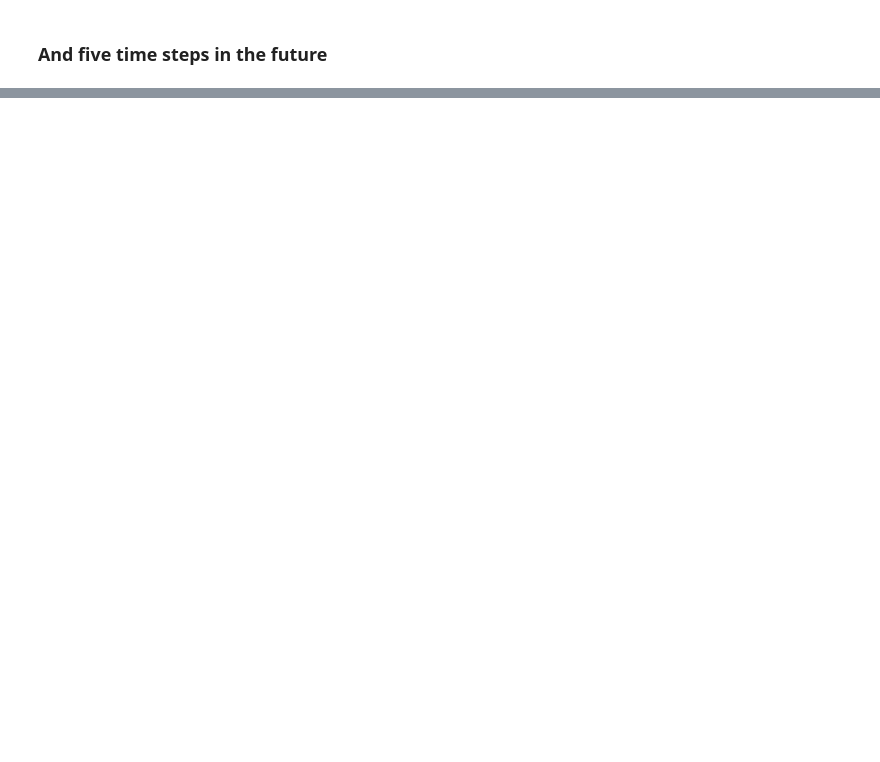
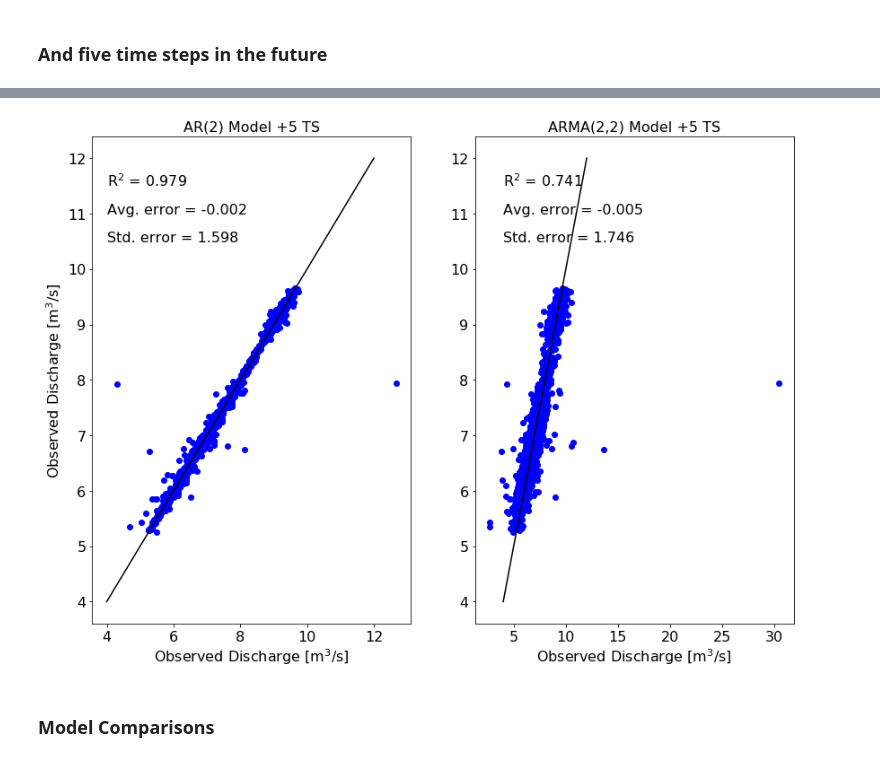
Before and after one commit to JakeGraham/Applied_Hydrologic_Modeling-, a Jupyter notebook: HW3/GRAHAM_GEOS_518_Problem_Set_3.ipynb, the cells around one changed output, grey strips where cells are left out. Cells and saved outputs as stored; diff of their text form; code cells hidden in the pictures; blank space fills up the shorter version.

```diff
--- a/HW3/GRAHAM_GEOS_518_Problem_Set_3.ipynb
+++ b/HW3/GRAHAM_GEOS_518_Problem_Set_3.ipynb
@@ -252,0 +323,42 @@ plt.show()
+# %%
+# Compute the R^2 values for each prediction
+R2AR2_5 = np.corrcoef(DhatAR2_5.T, dtest.T)**2
+muAR2_5 = np.mean(DhatAR2_5 - dtest)
+stdAR2_5 = np.std(DhatAR2_5 - dtest)
+
+R2ARMA22_5  = np.corrcoef(DhatARMA22_5.T,dtest.T)**2
+muARMA22_5  = np.mean(DhatARMA22_5-dtest)
+stdARMA22_5 = np.std(DhatARMA22_5-dtest)
+
+
+# Plot the ARMA(1,1) and ARMA(2,2) model results
+plt.figure(figsize=(14,10))
+plt.subplot(121)
+plt.plot(DhatAR2_5,dtest,'bo')
+plt.plot([4, 12], [4, 12], 'k-')
+plt.title('AR(2) Model +5 TS',fontsize=16)
+plt.ylabel('Observed Discharge [m${}^3$/s]',fontsize=16)
+plt.xlabel('Observed Discharge [m${}^3$/s]',fontsize=16)
+ax = plt.gca()
+ax.tick_params('both',labelsize=16)
+ax.annotate('R${}^2$ = %.3f'%R2AR2_5[0,1], xy=(4,11.5), fontsize=16)
+ax.annotate('Avg. error = %.3f'%muAR2_5, xy=(4,11), fontsize=16)
+ax.annotate('Std. error = %.3f'%stdAR2_5, xy=(4,10.5), fontsize=16)
+
+plt.subplot(122)
+plt.plot(DhatARMA22_5,dtest,'bo')
+plt.plot([4, 12], [4, 12], 'k-')
+plt.title('ARMA(2,2) Model +5 TS',fontsize=16)
+plt.xlabel('Observed Discharge [m${}^3$/s]',fontsize=16)
+ax = plt.gca()
+ax.tick_params('both',labelsize=16)
+ax.annotate('R${}^2$ = %.3f'%R2ARMA22_5[0,1], xy=(4,11.5), fontsize=16)
+ax.annotate('Avg. error = %.3f'%muARMA22_5, xy=(4,11), fontsize=16)
+ax.annotate('Std. error = %.3f'%stdARMA22_5, xy=(4,10.5), fontsize=16)
+
+plt.show()
+# note that the 2nd panel is one-to-one but the extreme value at x ~ 30 stretches scale
+# %% [output]
+[figure, added]
+# %% [markdown]
+### Model Comparisons
```
Also changed, not shown: parts of 9 cells of this notebook.
